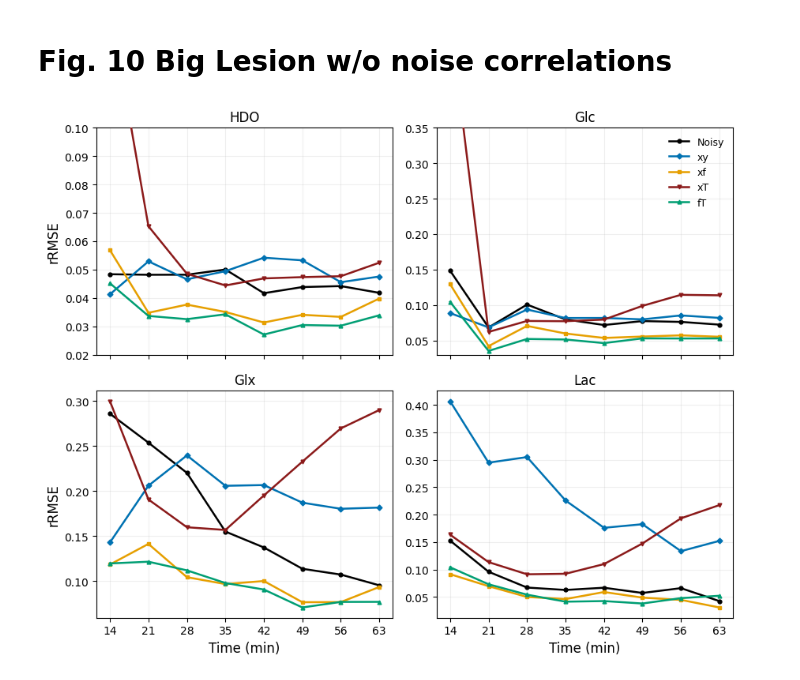
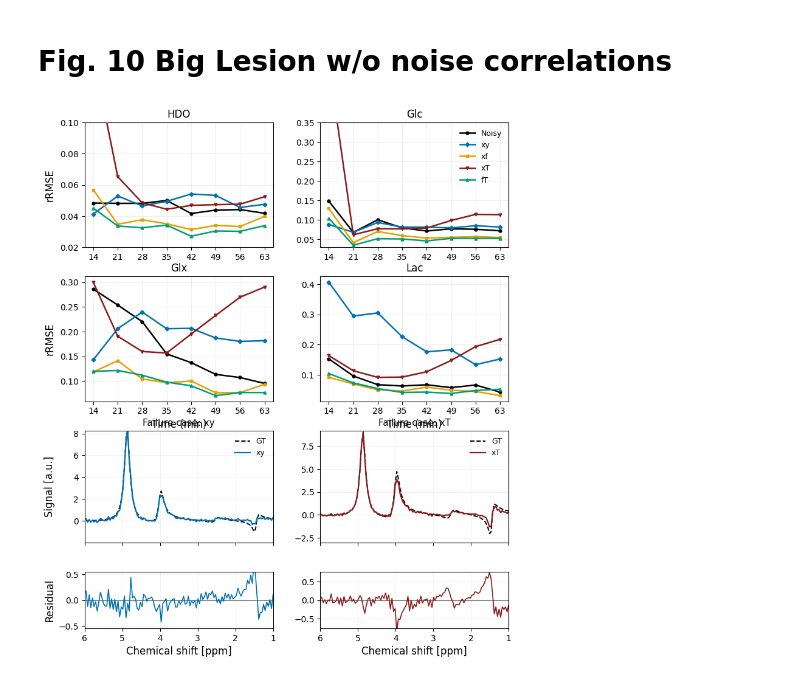
Before and after one commit to EdgarFischer/DMI_Denoising, a Jupyter notebook: notebooks/10_simulation_results.ipynb, the cells around one changed output. Drawn from its saved outputs; the diff is of its cells as text; code cells hidden in the pictures.

```diff
--- a/notebooks/10_simulation_results.ipynb
+++ b/notebooks/10_simulation_results.ipynb
@@ -324,6 +324,15 @@ brain_mask = nii.get_fdata()         # -> numpy array (float64)
 
 nii = nib.load("Segmentations/Lesion_Double_lr.nii")
 Lesion_mask = nii.get_fdata()
+
+import numpy as np
+import matplotlib.pyplot as plt
+
+GT = np.load("MetabMaps/Lesion_Double_GT/Spectra_Lesion_Double_GT.npy")[...,:166,:] # cropped to 1 to 8 ppm instead of 0.5 to 8
+xy = np.load("MetabMaps/Lesion_double_deep_xy_6_uncorrelated/Spectra_Lesion_double_deep_xy_6_uncorrelated.npy")[...,:166,:]
+xT = np.load("MetabMaps/Lesion_double_deep_xT_6_uncorrelated/Spectra_Lesion_double_deep_xT_6_uncorrelated.npy")[...,:166,:]
+xf = np.load("MetabMaps/Lesion_double_deep_xf_6_uncorrelated/Spectra_Lesion_double_deep_xf_6_uncorrelated.npy")[...,:166,:]
+fT = np.load("MetabMaps/Lesion_double_deep_fT_6_uncorrelated/Spectra_Lesion_double_deep_fT_6_uncorrelated.npy")[...,:166,:]
 
 # ---------- SETTINGS ----------
 root = "MetabMaps"
@@ -334,44 +343,80 @@ Noisy_Reps = ["Lesion_double_noisy_6_uncorrelated"]
 xy_Reps    = ["Lesion_double_deep_xy_6_uncorrelated"]
 xf_Reps    = ["Lesion_double_deep_xf_6_uncorrelated"]
 xT_Reps    = ["Lesion_double_deep_xT_6_uncorrelated"]
 fT_Reps    = ["Lesion_double_deep_fT_6_uncorrelated"]
 
 rep_methods = {
     "Noisy": Noisy_Reps,
     "xy":    xy_Reps,
     "xf":    xf_Reps,
     "xT":    xT_Reps,
     "fT":    fT_Reps,
 }
 
+DISPLAY_METHOD = {
+    "Noisy": "Noisy",
+    "xy":    "xy",
+    "xf":    "xf",
+    "xT":    "xT",
+    "fT":    "fT",
+}
+
 metabs = [
     ("water", brain_mask),
     ("Glc",   brain_mask),
     ("Glx",   brain_mask),
     ("Lac",   Lesion_mask),
 ]
 
-DISPLAY_NAME = {"water":"HDO","Glc":"Glc","Glx":"Glx","Lac":"Lac"}
+DISPLAY_NAME = {
+    "water": "HDO",
+    "Glc":   "Glc",
+    "Glx":   "Glx",
+    "Lac":   "Lac",
+}
+
 time_axis = np.array([14, 21, 28, 35, 42, 49, 56, 63])
 
-method_style = {
-    "Noisy": {"color":"#000000", "marker":"o", "linestyle":"-", "use_errorbar": False, "label":"Noisy"},
-    "xy":    {"color":"#0072B2", "marker":"D", "linestyle":"-", "use_errorbar": False, "label":"xy"},
-    "xf":    {"color":"#E69F00", "marker":"s", "linestyle":"-", "use_errorbar": False, "label":"xf"},
-    "xT":    {"color":"#8B1A1A", "marker":"v", "linestyle":"-", "use_errorbar": False, "label":"xT"},
-    "fT":    {"color":"#009E73", "marker":"^", "linestyle":"-", "use_errorbar": False, "label":"fT"},
+# ===================== PLOTTING =====================
+
+DEFAULT_COLORS = {
+    "Noisy": "#000000",   # black
+    "xy":    "#0072B2",   # blue
+    "xf":    "#E69F00",   # green  009E73
+    "xT":    "#8B1A1A",   # dark red
+    "fT":    "#009E73",   # orange "#E69F00
+}
+
+DEFAULT_MARKERS = {
+    "Noisy": "o",
+    "xy":    "D",
+    "xf":    "s",
+    "xT":    "v",
+    "fT":    "^",
 }
 
 ylims = {"water": (0.02, 0.10), "Glc": (0.03, 0.35)}
 
-_ = plot_rrmse_2x2(
-    root=root, gt_method=gt_method, suffix=suffix,
-    metabs=metabs, display_name=DISPLAY_NAME, time_axis=time_axis,
-    rep_methods=rep_methods, method_style=method_style,
-    ylabel_left="rRMSE",
+_ = plot_combined_rrmse_and_failure_cases(
+    root=root,
+    gt_method=gt_method,
+    suffix=suffix,
+    rep_methods=rep_methods,
+    display_method=DISPLAY_METHOD,
+    metabs=metabs,
+    display_name=DISPLAY_NAME,
+    time_axis=time_axis,
+    default_colors=DEFAULT_COLORS,
+    default_markers=DEFAULT_MARKERS,
+    GT=GT,
+    xy=xy,
+    xT=xT,
+    x=14, y=11, z=15,
+    t_left=2,
+    t_right=7,
     ylims=ylims,
-    save_path="SavedGraphics/rrmseSupplementNoNoiseCorr.pdf",
+    save_path="SavedGraphics/Combined_rRMSE_plus_FailureCases.pdf",
     show=True
 )
 # %% [output]
-[figure, old version]
+[figure, new version]
```
Also changed, not shown: parts of 1 cell of this notebook, 1 other file.
